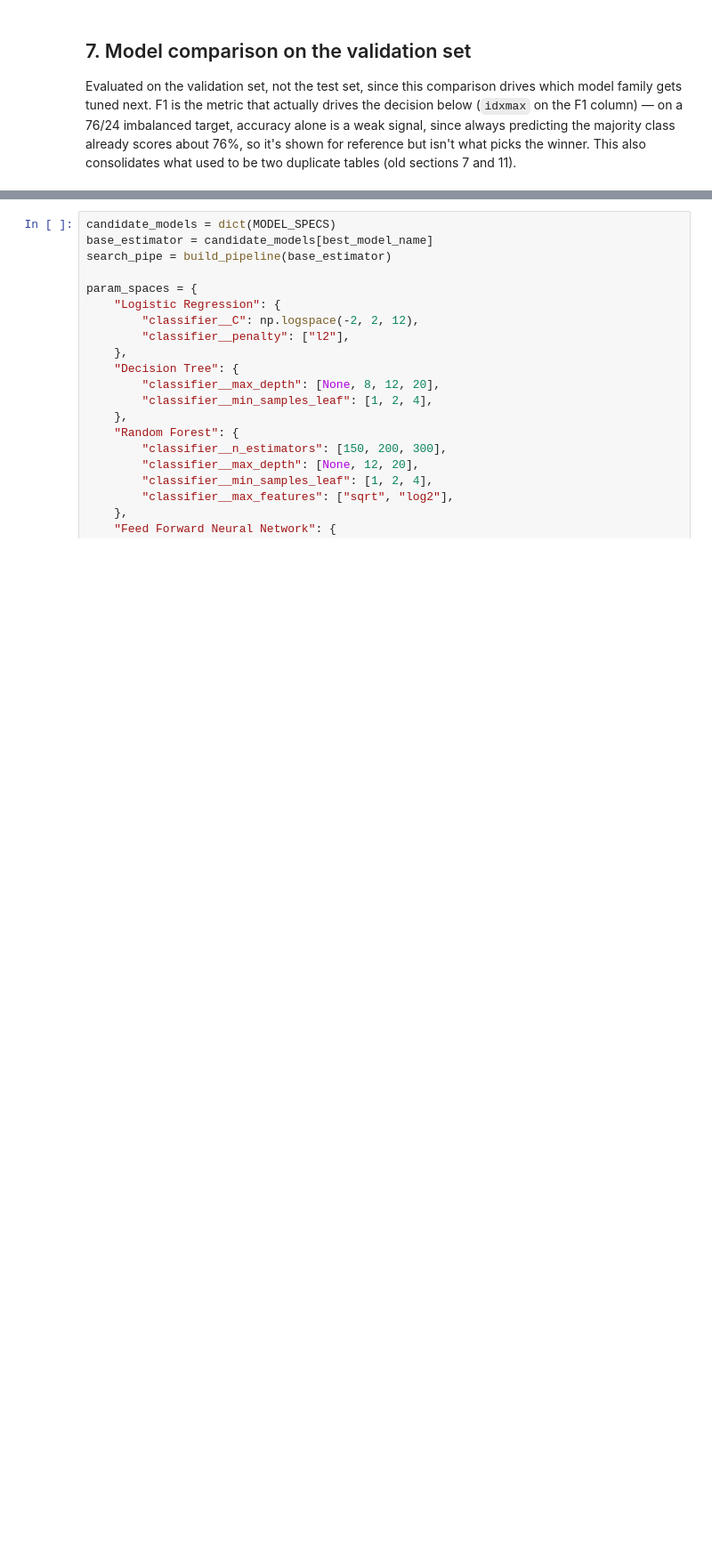
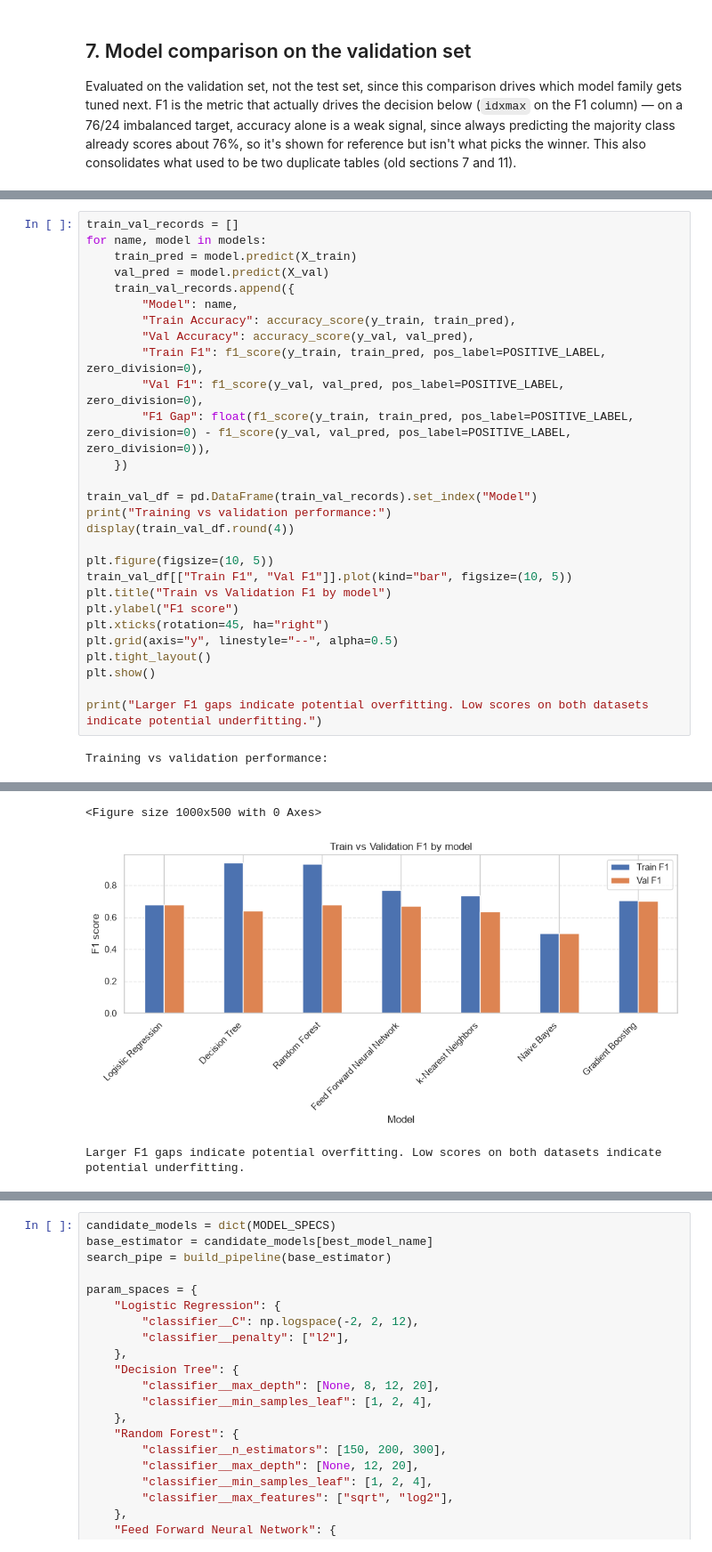
Before and after one commit to Shivam-Narayan/Income-Tax-Fraud-Detection-using-Machine-Learning, a Jupyter notebook: Income_tax_fraud_detection_updated.ipynb, the cells around one changed output, grey strips where cells are left out. Shown at 89% size. Drawn from its saved outputs; the diff is of its cells as text; blank space fills up the shorter version.

```diff
--- a/Income_tax_fraud_detection_updated.ipynb
+++ b/Income_tax_fraud_detection_updated.ipynb
@@ -369,0 +421,30 @@ plt.show()
+# %%
+train_val_records = []
+for name, model in models:
+    train_pred = model.predict(X_train)
+    val_pred = model.predict(X_val)
+    train_val_records.append({
+        "Model": name,
+        "Train Accuracy": accuracy_score(y_train, train_pred),
+        "Val Accuracy": accuracy_score(y_val, val_pred),
+        "Train F1": f1_score(y_train, train_pred, pos_label=POSITIVE_LABEL, zero_division=0),
+        "Val F1": f1_score(y_val, val_pred, pos_label=POSITIVE_LABEL, zero_division=0),
+        "F1 Gap": float(f1_score(y_train, train_pred, pos_label=POSITIVE_LABEL, zero_division=0) - f1_score(y_val, val_pred, pos_label=POSITIVE_LABEL, zero_division=0)),
+    })
+
+train_val_df = pd.DataFrame(train_val_records).set_index("Model")
+print("Training vs validation performance:")
+display(train_val_df.round(4))
+
+plt.figure(figsize=(10, 5))
+train_val_df[["Train F1", "Val F1"]].plot(kind="bar", figsize=(10, 5))
+plt.title("Train vs Validation F1 by model")
+plt.ylabel("F1 score")
+plt.xticks(rotation=45, ha="right")
+plt.grid(axis="y", linestyle="--", alpha=0.5)
+plt.tight_layout()
+plt.show()
+
+print("Larger F1 gaps indicate potential overfitting. Low scores on both datasets indicate potential underfitting.")
+# %% [output]
+Training vs validation performance:
@@ -370 +460,4 @@ plt.show()
+<Figure size 1000x500 with 0 Axes>
+[figure, added]
+Larger F1 gaps indicate potential overfitting. Low scores on both datasets indicate potential underfitting.
 # %% [markdown]
```
Also changed, not shown: parts of 16 cells of this notebook, 1 other file.
